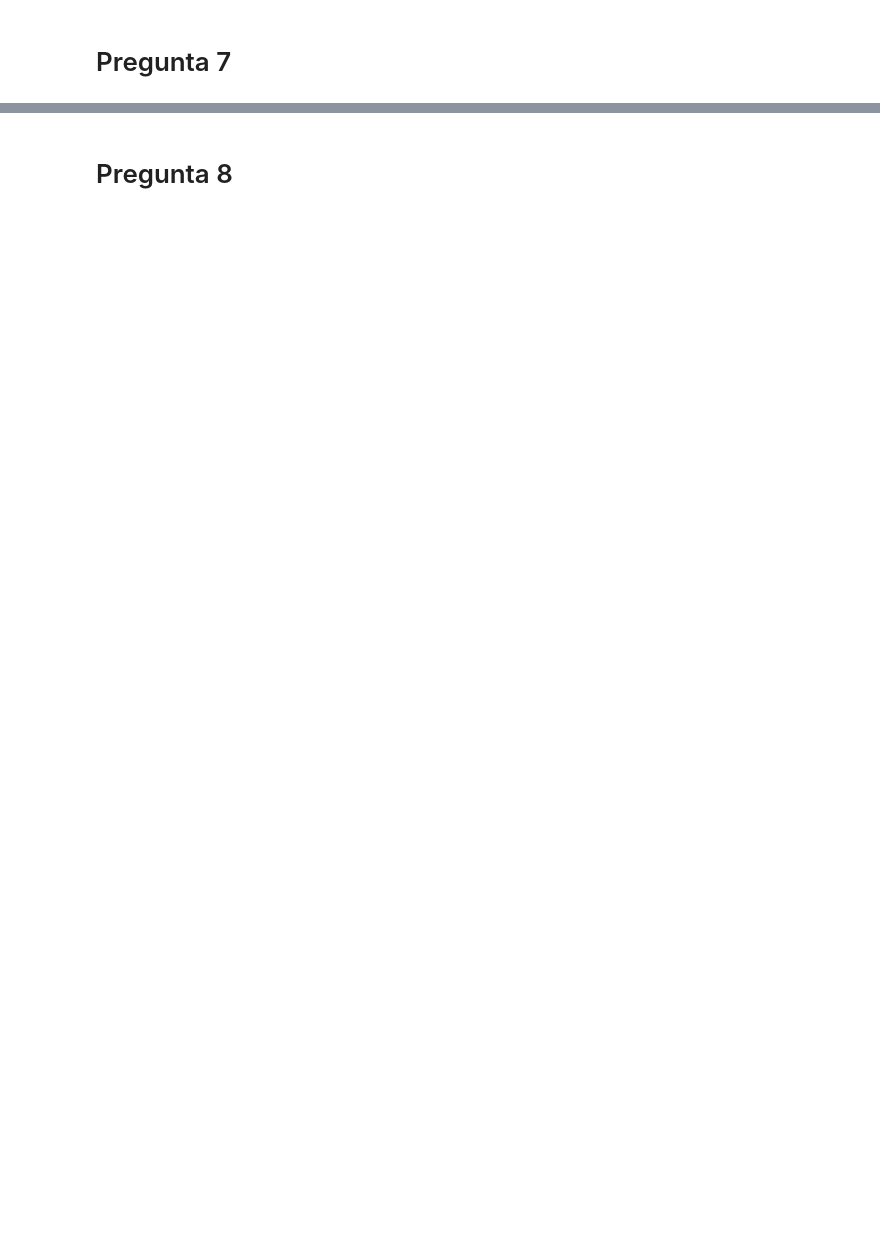
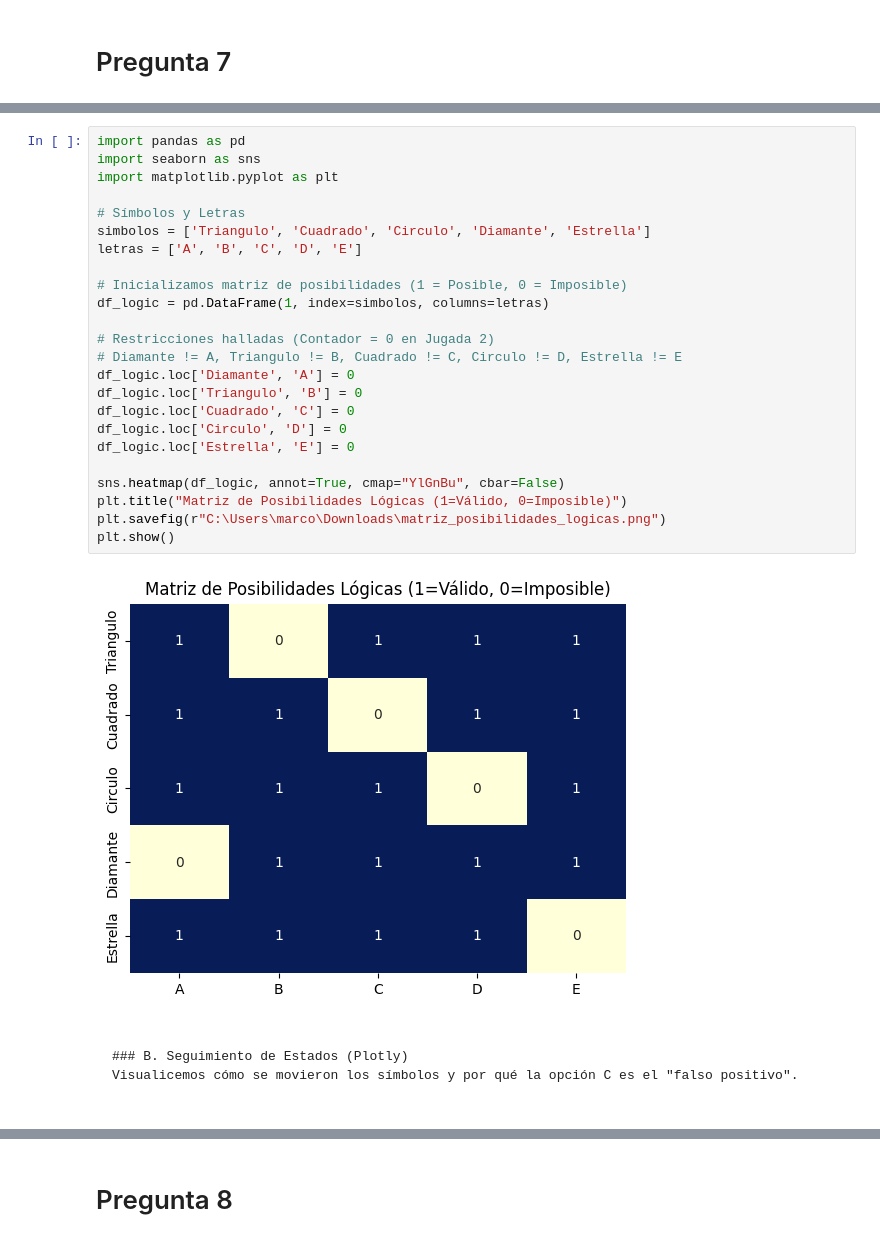
Before and after one commit to marco-canas/camino-udea, a Jupyter notebook: 3_lenguaje_proposicional/clase_01_diagnostico_y_analisis_del_lenguaje/clase1_lenguaje_proposicional.ipynb, the cells around one changed output, grey strips where cells are left out. Saved outputs shown, nothing was run; the diff lists cells and outputs as text; blank space fills up the shorter version.

````diff
--- a/3_lenguaje_proposicional/clase_01_diagnostico_y_analisis_del_lenguaje/clase1_lenguaje_proposicional.ipynb
+++ b/3_lenguaje_proposicional/clase_01_diagnostico_y_analisis_del_lenguaje/clase1_lenguaje_proposicional.ipynb
@@ -2484,0 +2719,31 @@ Hemos completado el análisis exhaustivo de todos los ejercicios de lógica, con
+# %%
+import pandas as pd
+import seaborn as sns
+import matplotlib.pyplot as plt
+
+# Símbolos y Letras
+simbolos = ['Triangulo', 'Cuadrado', 'Circulo', 'Diamante', 'Estrella']
+letras = ['A', 'B', 'C', 'D', 'E']
+
+# Inicializamos matriz de posibilidades (1 = Posible, 0 = Imposible)
+df_logic = pd.DataFrame(1, index=simbolos, columns=letras)
+
+# Restricciones halladas (Contador = 0 en Jugada 2)
+# Diamante != A, Triangulo != B, Cuadrado != C, Circulo != D, Estrella != E
+df_logic.loc['Diamante', 'A'] = 0
+df_logic.loc['Triangulo', 'B'] = 0
+df_logic.loc['Cuadrado', 'C'] = 0
+df_logic.loc['Circulo', 'D'] = 0
+df_logic.loc['Estrella', 'E'] = 0
+
+sns.heatmap(df_logic, annot=True, cmap="YlGnBu", cbar=False)
+plt.title("Matriz de Posibilidades Lógicas (1=Válido, 0=Imposible)")
+plt.savefig(r"C:\Users\marco\Downloads\matriz_posibilidades_logicas.png")
+plt.show()
+# %% [output]
+[figure, added]
+# %% [markdown]
+```
+
+### B. Seguimiento de Estados (Plotly)
+Visualicemos cómo se movieron los símbolos y por qué la opción C es el "falso positivo".
````
Also changed, not shown: parts of 64 cells of this notebook, 1 other file.
